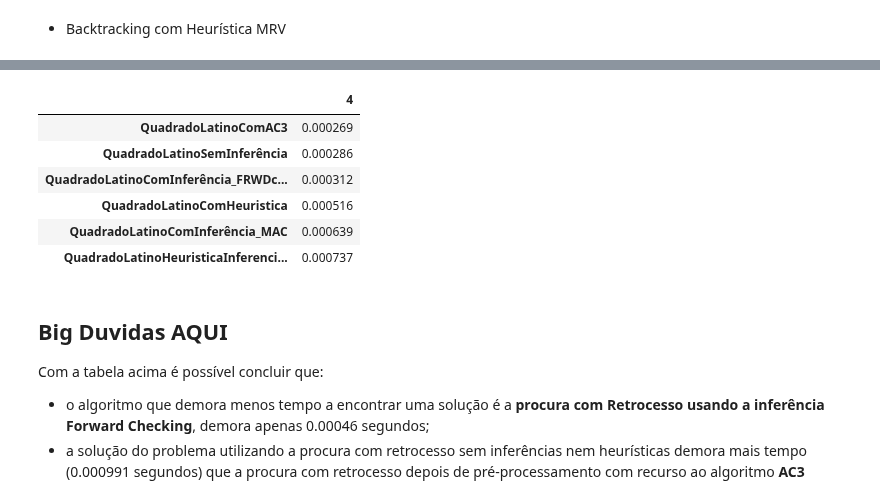
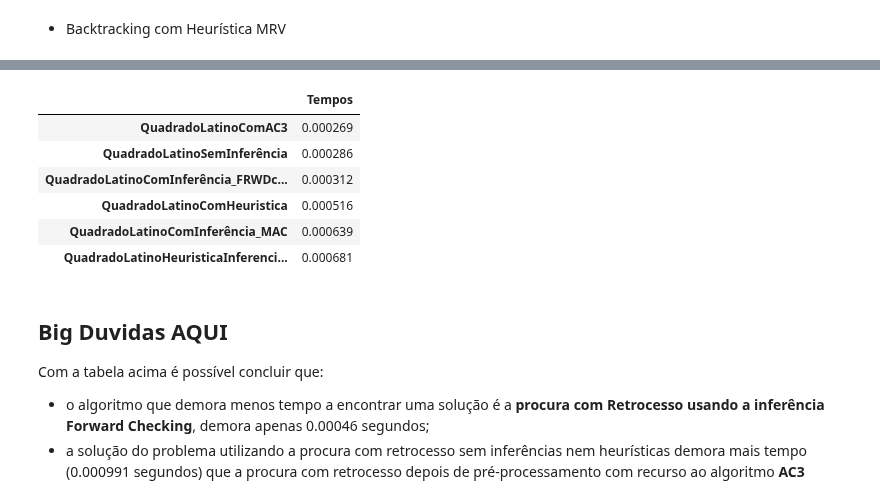
Before and after one commit to Singularitty/ProjetoSI, a Jupyter notebook: Projeto2/projeto2-SI/SI-proj2-42.ipynb, the cells around one changed output, grey strips where cells are left out. Drawn from its saved outputs; the diff is of its cells as text; code cells hidden in the pictures.

```diff
--- a/Projeto2/projeto2-SI/SI-proj2-42.ipynb
+++ b/Projeto2/projeto2-SI/SI-proj2-42.ipynb
@@ -293,15 +355,15 @@ Assignment (QuadradoLatinoHeuristicaInferenciaAC3) =  {(3, 0): 1, (1, 0): 2, (0,
 # %%
 import pandas as pd
 temposSorted = dict(sorted(tempos.items(), key=lambda x:x[1]))
-pd.DataFrame(temposSorted.values(),index = temposSorted.keys(), columns= [n])
+pd.DataFrame(temposSorted.values(),index = temposSorted.keys(), columns= ["Tempos"])
 # %% [output]
-|  | 4 |
+|  | Tempos |
 | QuadradoLatinoComAC3 | 0.000269 |
 | QuadradoLatinoSemInferência | 0.000286 |
 | QuadradoLatinoComInferência_FRWDc... | 0.000312 |
 | QuadradoLatinoComHeuristica | 0.000516 |
 | QuadradoLatinoComInferência_MAC | 0.000639 |
-| QuadradoLatinoHeuristicaInferenci... | 0.000737 |
+| QuadradoLatinoHeuristicaInferenci... | 0.000681 |
 # %% [markdown]
 ## Big Duvidas AQUI
 
```
Also changed, not shown: parts of 26 cells of this notebook.
